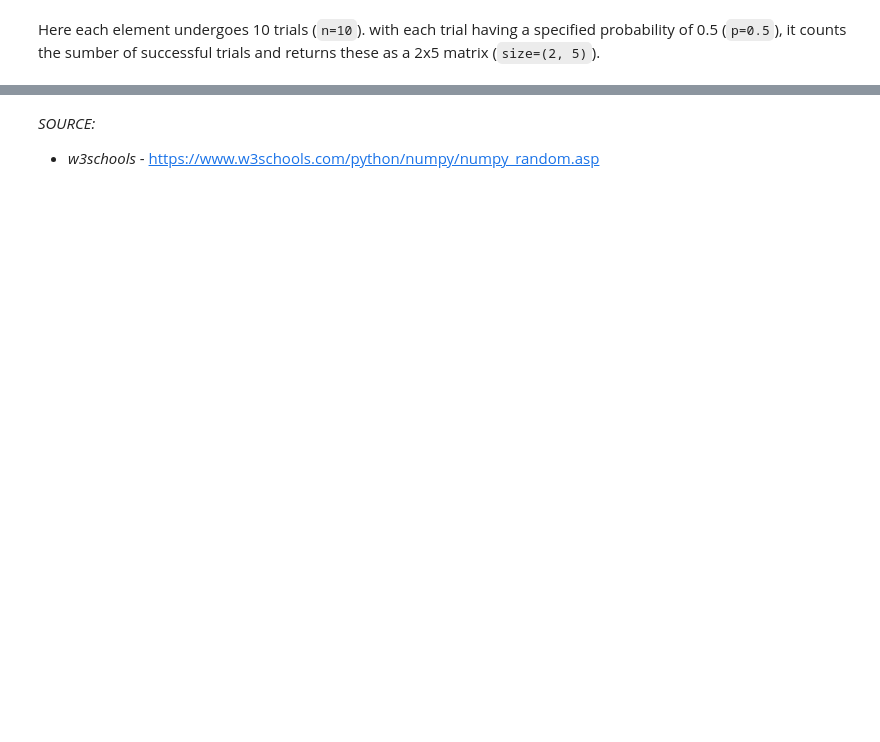
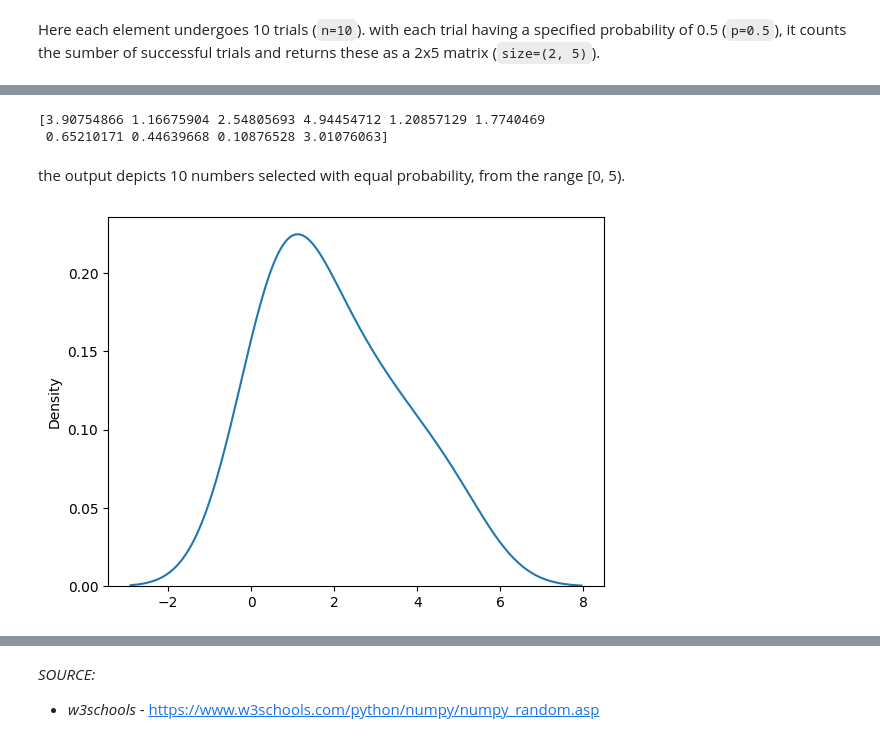
Before and after one commit to NagaNitya/AIML, a Jupyter notebook: NumPy RANDOM.ipynb, the cells around one changed output, grey strips where cells are left out. Drawn from its saved outputs; the diff is of its cells as text; code cells hidden in the pictures; blank space fills up the shorter version.

```diff
--- a/NumPy RANDOM.ipynb
+++ b/NumPy RANDOM.ipynb
@@ -147,0 +176,14 @@ plt.show()
+# %%
+# generate 10 numbers in the range 0 to 5 with equal probabilities.
+uni=random.uniform(high=5, size=10)
+print(uni)
+# %% [output]
+[3.90754866 1.16675904 2.54805693 4.94454712 1.20857129 1.7740469
+ 0.65210171 0.44639668 0.10876528 3.01076063]
+# %% [markdown]
+the output depicts 10 numbers selected with equal probability, from the range [0, 5).
+# %%
+sns.distplot(uni, hist=False)
+plt.show()
+# %% [output]
+[figure, added]
```
Also changed, not shown: parts of 15 cells of this notebook.
